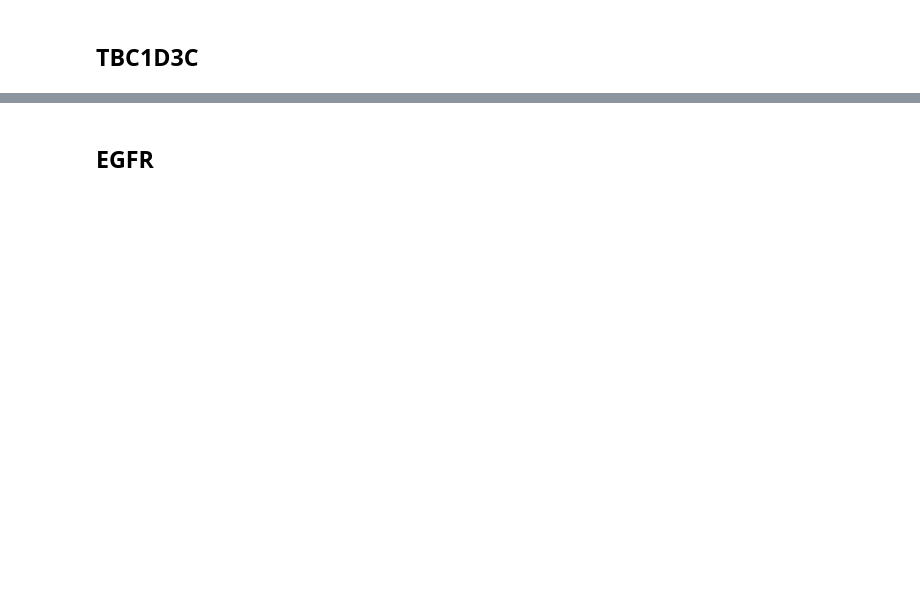
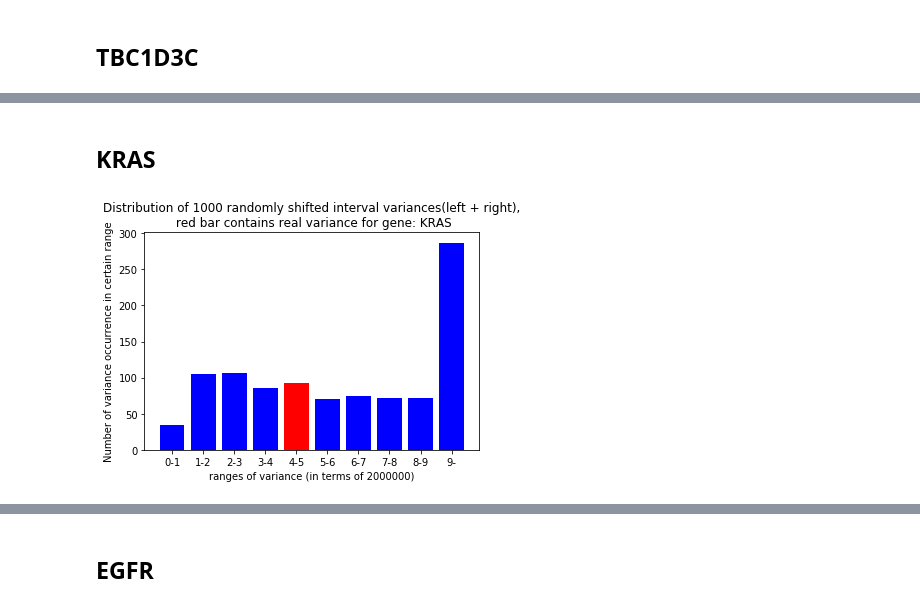
Before and after one commit to ShangqingGu/Analyze-ecDNA, a Jupyter notebook: Variance_analyser.ipynb, the cells around one changed output, grey strips where cells are left out. Cells and saved outputs as stored; diff of their text form; code cells hidden in the pictures; blank space fills up the shorter version.

```diff
--- a/Variance_analyser.ipynb
+++ b/Variance_analyser.ipynb
@@ -121,0 +128,6 @@ analyze_significance("TBC1D3C", intervl_data, oncogene_data, num_bins=10, bin_si
+# %% [markdown]
+## KRAS
+# %%
+analyze_significance("KRAS", intervl_data, oncogene_data, bin_size=2000000)
+# %% [output]
+[figure, added]
```
Also changed, not shown: parts of 16 cells of this notebook.
